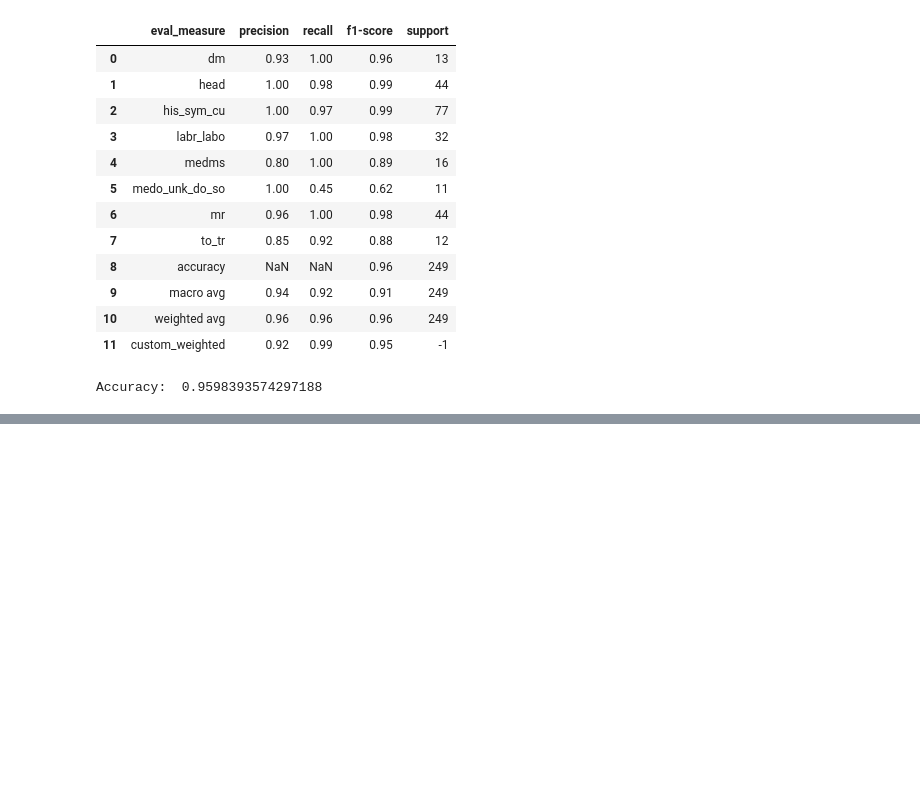
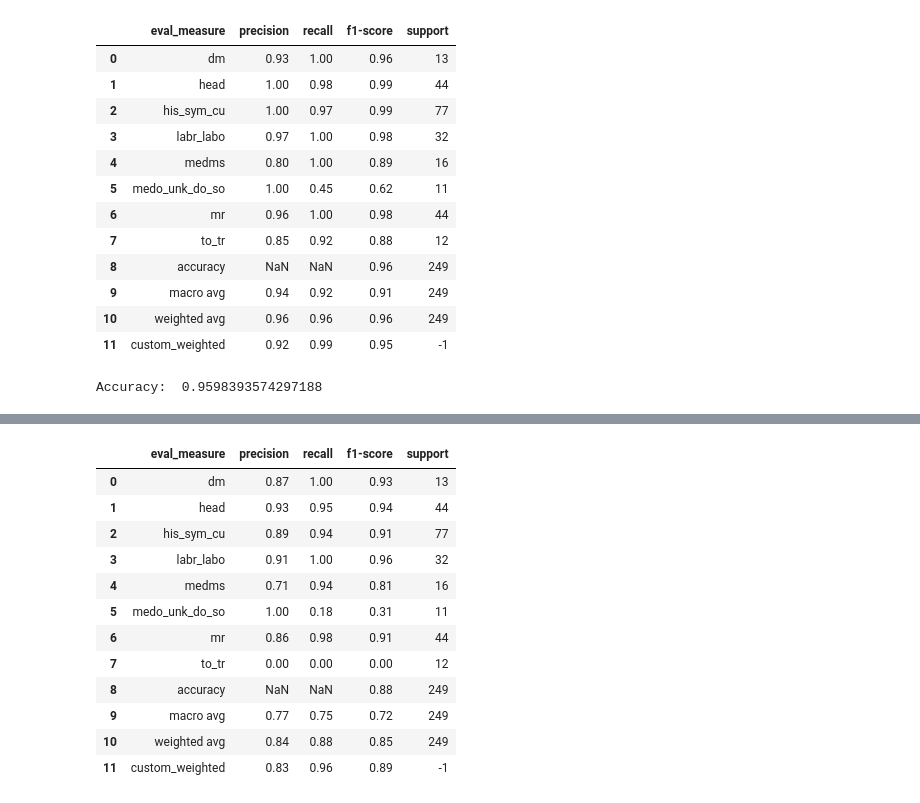
Before and after one commit to maregli/inf-extr, a Jupyter notebook: notebooks/line-label_prediction/line-label_model_comparison.ipynb, the cells around one changed output, grey strips where cells are left out. Drawn from its saved outputs; the diff is of its cells as text; code cells hidden in the pictures; blank space fills up the shorter version.

```diff
--- a/notebooks/line-label_prediction/line-label_model_comparison.ipynb
+++ b/notebooks/line-label_prediction/line-label_model_comparison.ipynb
@@ -122,0 +130,2 @@ plot_embeddings(b_hidden_states, b_labels, title="Token-Label Embeddings", metho
+# %%
+res_line_rids = pd.DataFrame(res_line["rid"], columns = ["rid"])
@@ -122,0 +161,19 @@ plot_embeddings(b_hidden_states, b_labels, title="Token-Label Embeddings", metho
+# %%
+y_valid = [line_label_id2label[label] for label in y_true]
+y_pred = [line_label_id2label[pred] for pred in y_pred]
+line_results = get_df_classificationreport(y_valid, y_pred, labels = sorted(line_label_id2label.values())).round(2)
+line_results
+# %% [output]
+|  | eval_measure | precision | recall | f1-score | support |
+| 0 | dm | 0.87 | 1.00 | 0.93 | 13 |
+| 1 | head | 0.93 | 0.95 | 0.94 | 44 |
+| 2 | his_sym_cu | 0.89 | 0.94 | 0.91 | 77 |
+| 3 | labr_labo | 0.91 | 1.00 | 0.96 | 32 |
+| 4 | medms | 0.71 | 0.94 | 0.81 | 16 |
+| 5 | medo_unk_do_so | 1.00 | 0.18 | 0.31 | 11 |
+| 6 | mr | 0.86 | 0.98 | 0.91 | 44 |
+| 7 | to_tr | 0.00 | 0.00 | 0.00 | 12 |
+| 8 | accuracy | NaN | NaN | 0.88 | 249 |
+| 9 | macro avg | 0.77 | 0.75 | 0.72 | 249 |
+| 10 | weighted avg | 0.84 | 0.88 | 0.85 | 249 |
+| 11 | custom_weighted | 0.83 | 0.96 | 0.89 | -1 |
```
Also changed, not shown: parts of 14 cells of this notebook.
